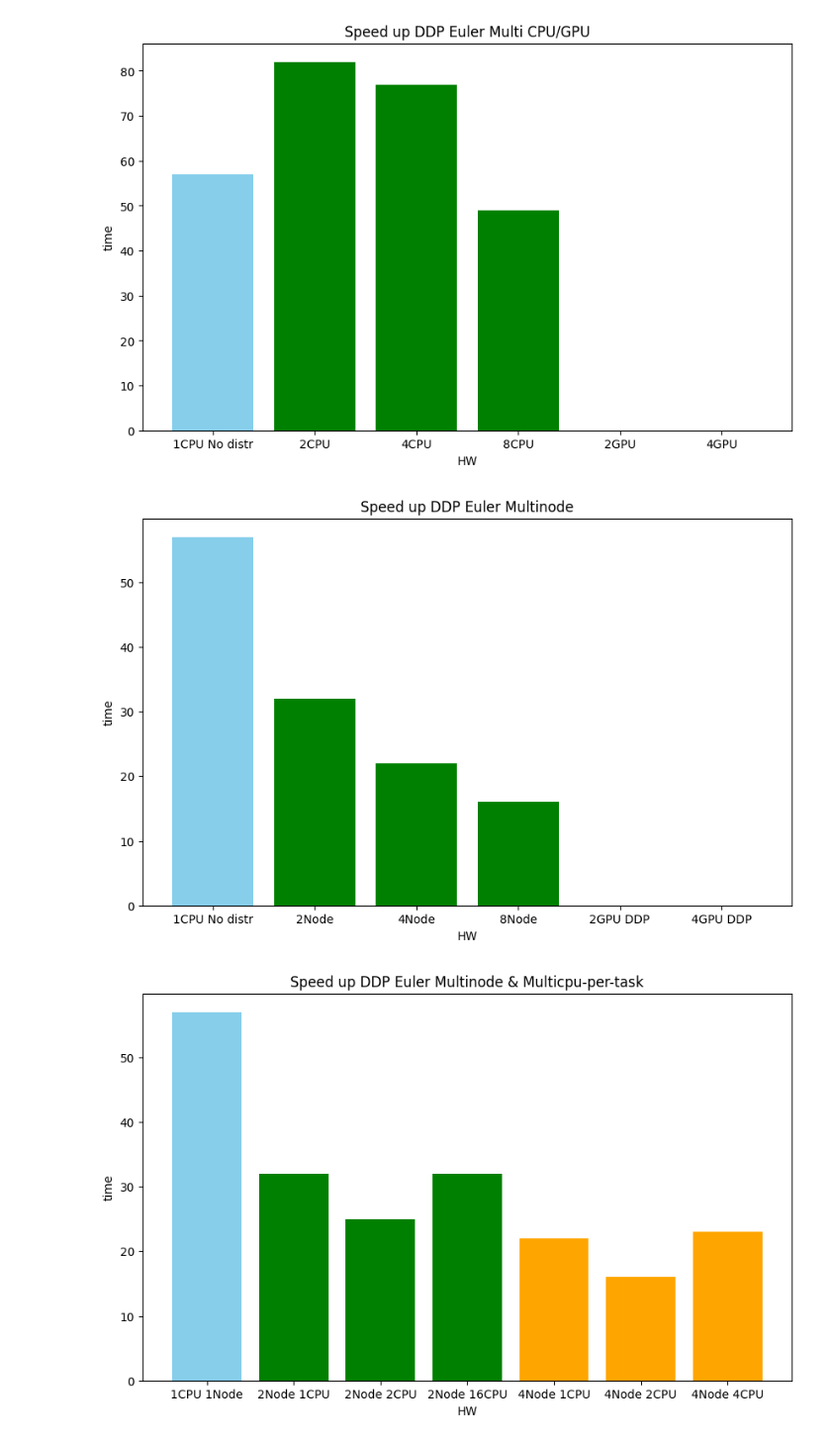
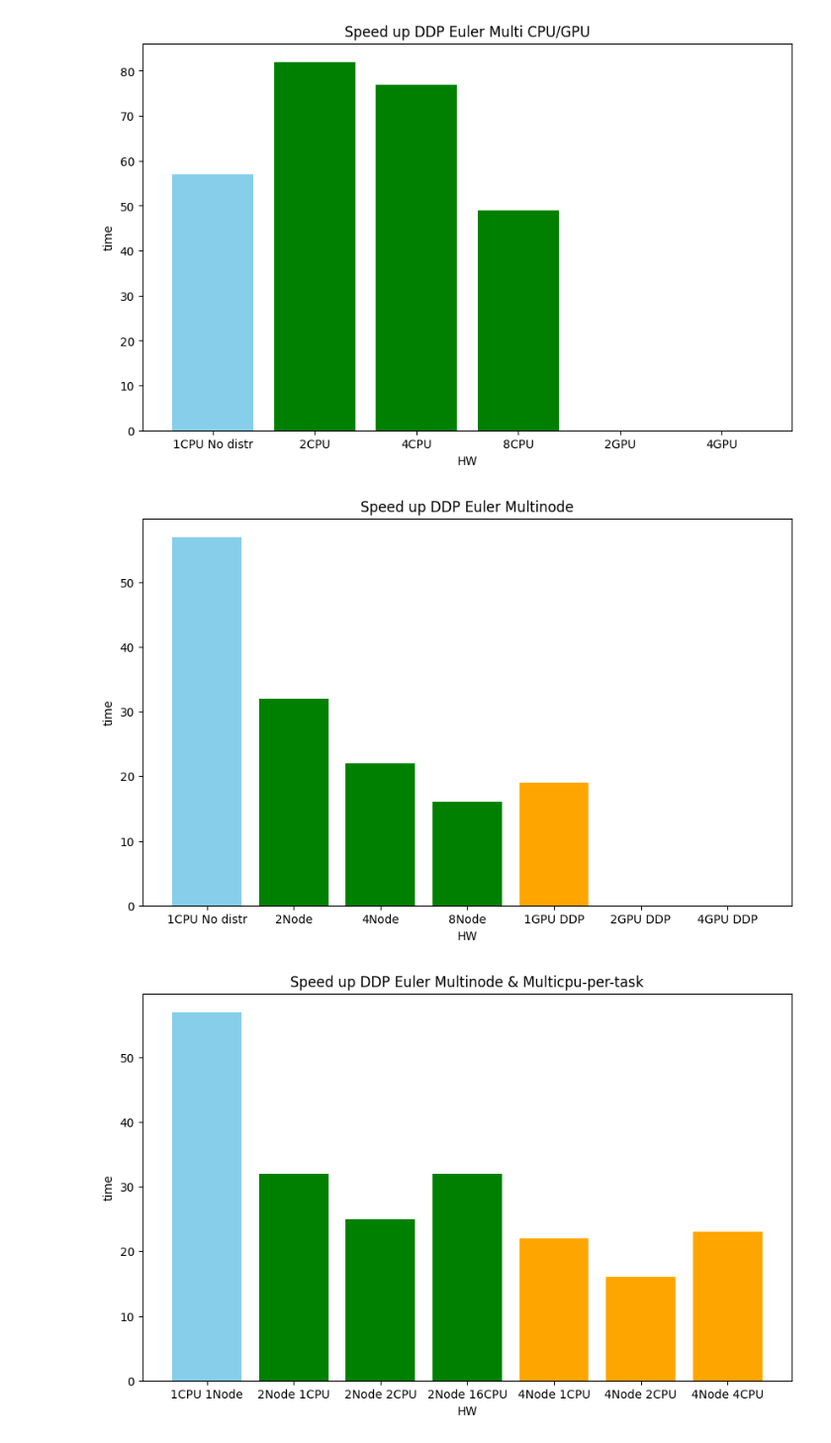
Before and after one commit to FrancescoConoscenti/RNN-Decoder-QEC, a Jupyter notebook: results.ipynb, the cells around one changed output. Shown at 99% size. Cells and saved outputs as stored; diff of their text form; code cells hidden in the pictures.

```diff
--- a/results.ipynb
+++ b/results.ipynb
@@ -676,24 +676,24 @@ plt.show()
 # %%
 import matplotlib.pyplot as plt
 import numpy as np
 
 # Define the data for the histogram
-methods = ["1CPU No distr", "2Node", "4Node", "8Node", "2GPU DDP", "4GPU DDP"]
-accuracy_scores = [57, 32, 22, 16, 0, 0]  # Replace these with your actual accuracy values
+methods = ["1CPU No distr", "2Node", "4Node", "8Node", "1GPU DDP" ,"2GPU DDP", "4GPU DDP"]
+accuracy_scores = [57, 32, 22, 16, 19, 0, 0]  # Replace these with your actual accuracy values
 
 # Create a list of colors, with the last one as 'orange'
 colors = ['skyblue']+ ['green']*3 + ['orange']*2
 
 # Create the histogram
 plt.figure(figsize=(10, 6))
 plt.bar(methods, accuracy_scores, color=colors)
 plt.xlabel("HW")
 plt.ylabel("time")
 plt.title("Speed up DDP Euler Multinode")
 
 plt.show()
 # %% [output]
-[figure, old version]
+[figure, new version]
 # %%
 import matplotlib.pyplot as plt
 import numpy as np
```
Also changed, not shown: parts of 1 cell of this notebook, 1 other file.
